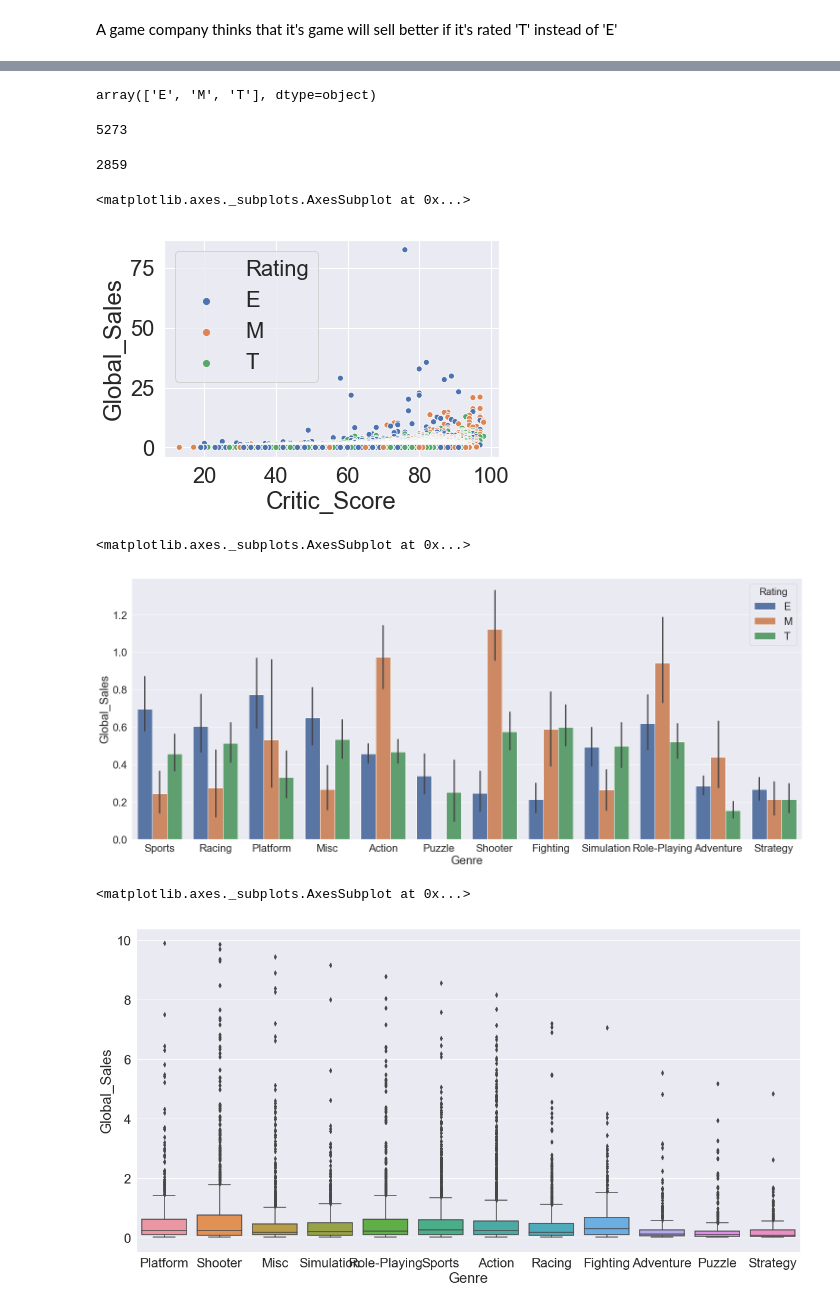
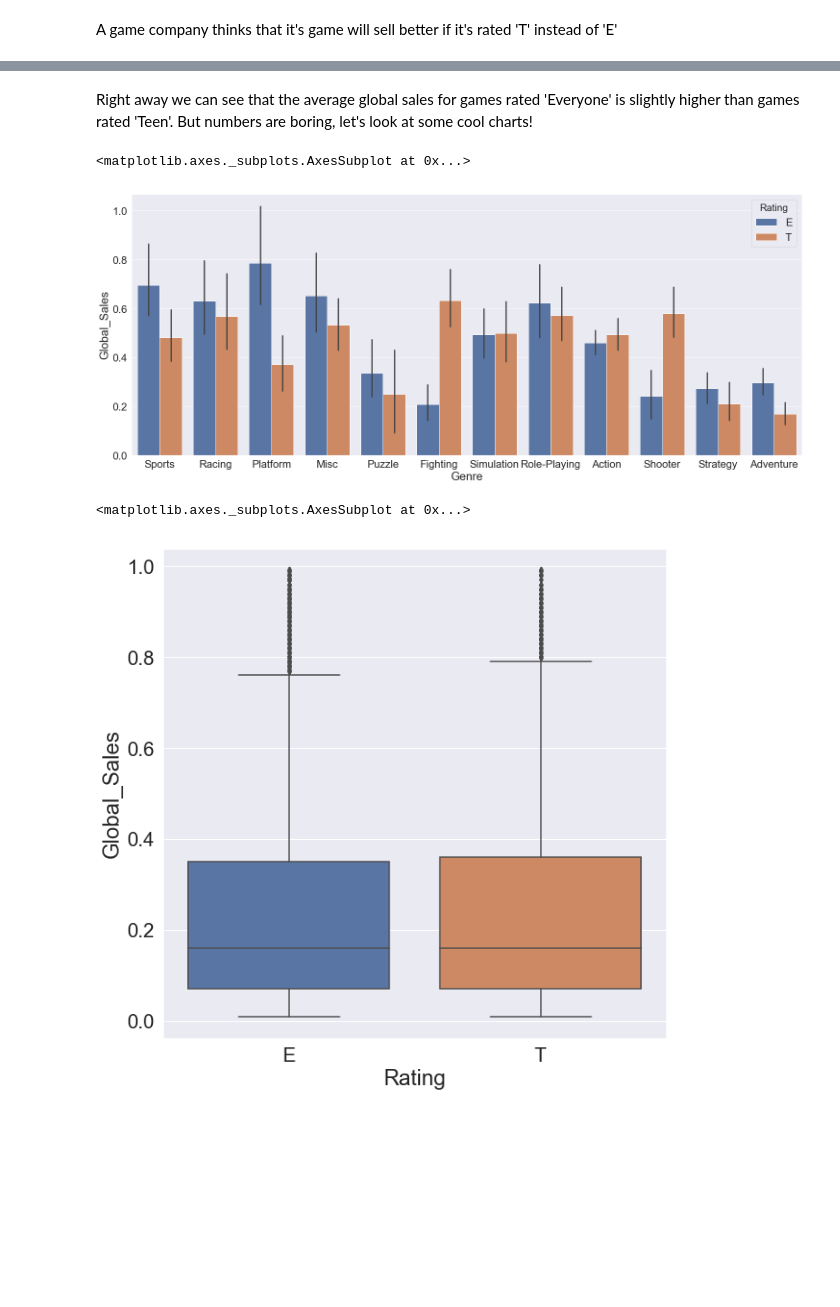
Before and after one commit to micsab/thinkful_files, a Jupyter notebook: unit_1/capstone/Game Ratings.ipynb, the cells around one changed output, grey strips where cells are left out. Drawn from its saved outputs; the diff is of its cells as text; code cells hidden in the pictures; blank space fills up the shorter version.

```diff
--- a/unit_1/capstone/Game Ratings.ipynb
+++ b/unit_1/capstone/Game Ratings.ipynb
@@ -54,0 +28,8 @@ games.head(10)
+# %%
+games = games[games['Rating'].notnull()]
+games = games[games['Rating'] != 'RP']
+games = games[games['Rating'] != 'AO']
+games = games[games['Rating'] != 'K-A']
+games = games[games['Rating'] != 'EC']
+games = games[games['Rating'] != 'M']
+games.shape
@@ -94,20 +70,5 @@ array(['Sports', 'Racing', 'Platform', 'Misc', 'Action', 'Puzzle',
-# %%
-games.Rating.unique()
-# %% [output]
-array(['E', 'M', 'T'], dtype=object)
-# %%
-len(games[games['Rating'] == 'E'])
-# %% [output]
-5273
-# %%
-len(games[games['Rating'] == 'T'])
-# %% [output]
-2859
-# %%
-sns.scatterplot(x='Critic_Score', y = 'Global_Sales', hue='Rating', data=games)
-# %% [output]
-<matplotlib.axes._subplots.AxesSubplot at 0x...>
-[figure, removed]
+# %% [markdown]
+Right away we can see that the average global sales for games rated 'Everyone' is slightly higher than games rated 'Teen'.  But numbers are boring, let's look at some cool charts!
 # %%
 sns.set_style('whitegrid')
 sns.set(font_scale = 2)
@@ -115,11 +76,12 @@ plt.subplots(figsize=(25,10))
 sns.barplot(x='Genre', y='Global_Sales', hue='Rating', data=games)
 # %% [output]
 <matplotlib.axes._subplots.AxesSubplot at 0x...>
-[figure, old version]
+[figure, new version]
 # %%
-sales_norm = games[games['Global_Sales'] < 10]
-plt.subplots(figsize=(20,10))
-sns.boxplot(x='Genre', y='Global_Sales', data=sales_norm)
+sales_norm = games[games['Global_Sales'] < 1]
+plt.subplots(figsize=(10,10))
+sns.boxplot(x='Rating', y='Global_Sales',
+            order=['E', 'T'], data=sales_norm)
 # %% [output]
 <matplotlib.axes._subplots.AxesSubplot at 0x...>
-[figure, old version]
+[figure, new version]
```
Also changed, not shown: parts of 32 cells of this notebook, 3 other files.
